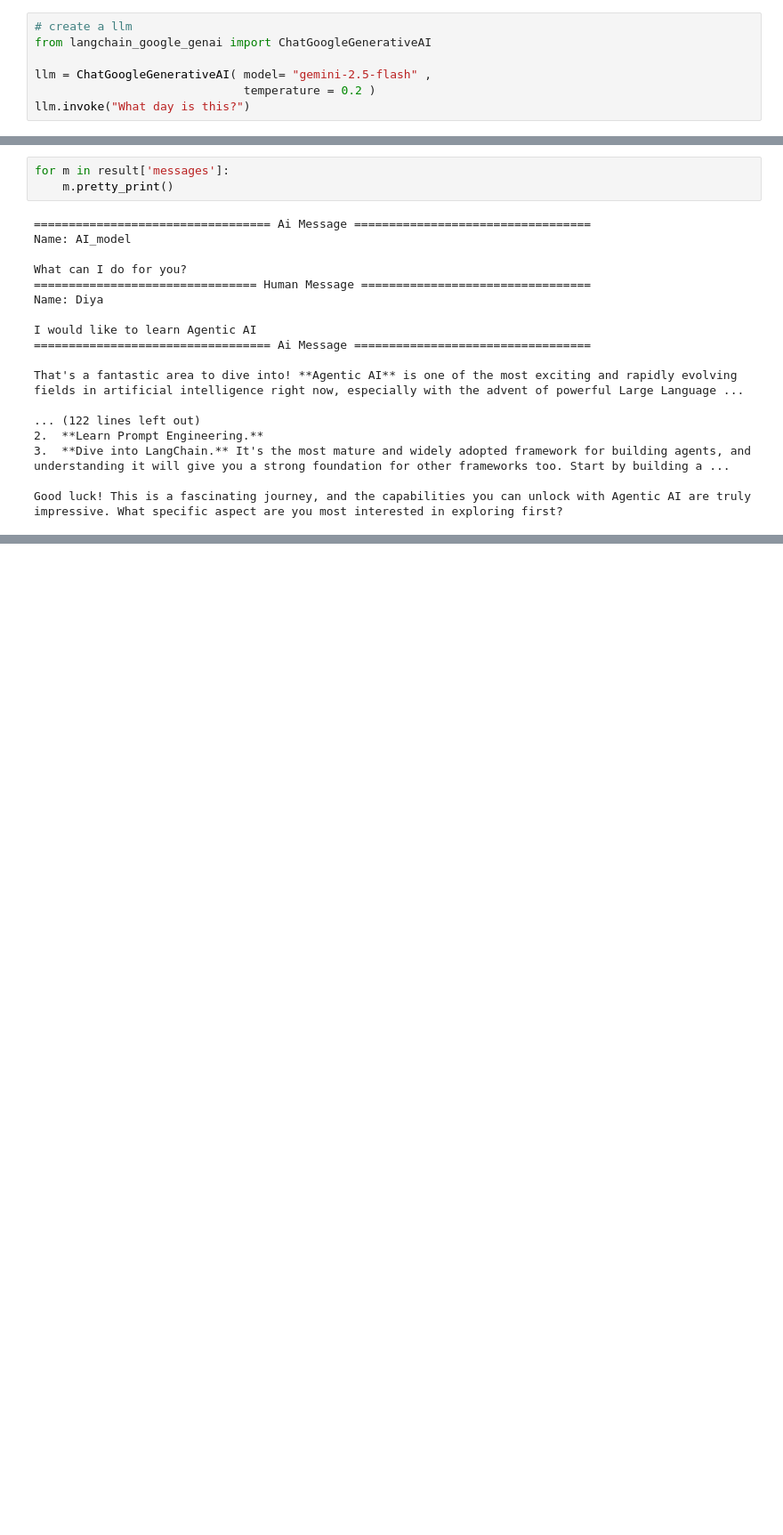
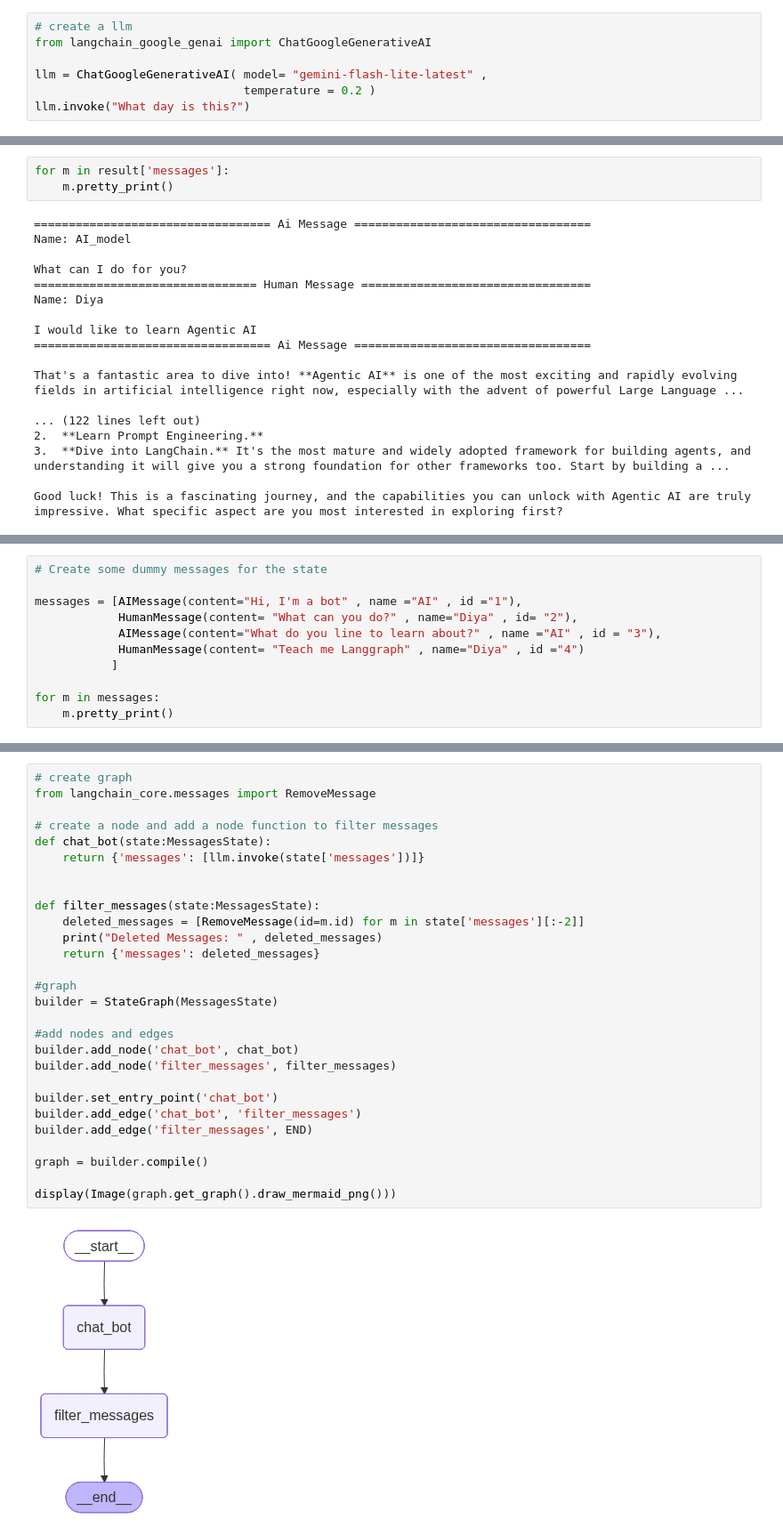
Before and after one commit to divya-gh/LangGraph-Course, a Jupyter notebook: Code/Lesson_2/Filtering_trimming_removeMessage.ipynb, the cells around one changed output, grey strips where cells are left out. Shown at 89% size. Saved outputs shown, nothing was run; the diff lists cells and outputs as text; blank space fills up the shorter version.

```diff
--- a/Code/Lesson_2/Filtering_trimming_removeMessage.ipynb
+++ b/Code/Lesson_2/Filtering_trimming_removeMessage.ipynb
@@ -58,7 +58,7 @@ models/gemini-3.1-flash-live-preview
 # create a llm
 from langchain_google_genai import ChatGoogleGenerativeAI
 
-llm = ChatGoogleGenerativeAI( model= "gemini-2.5-flash" ,
+llm = ChatGoogleGenerativeAI( model= "gemini-flash-lite-latest" ,
                               temperature = 0.2 )
 llm.invoke("What day is this?")
 # %% [output]
@@ -167,0 +172,11 @@ Good luck! This is a fascinating journey, and the capabilities you can unlock wi
+# %%
+# Create some dummy messages for the state
+
+messages = [AIMessage(content="Hi, I'm a bot" , name ="AI" , id ="1"),
+            HumanMessage(content= "What can you do?" , name="Diya" , id= "2"),
+            AIMessage(content="What do you line to learn about?" , name ="AI" , id = "3"),
+            HumanMessage(content= "Teach me Langgraph" , name="Diya" , id ="4")
+           ]
+
+for m in messages:
+    m.pretty_print()
@@ -167,0 +200,30 @@ Good luck! This is a fascinating journey, and the capabilities you can unlock wi
+# %%
+# create graph
+from langchain_core.messages import RemoveMessage
+
+# create a node and add a node function to filter messages
+def chat_bot(state:MessagesState):
+    return {'messages': [llm.invoke(state['messages'])]}
+
+
+def filter_messages(state:MessagesState):
+    deleted_messages = [RemoveMessage(id=m.id) for m in state['messages'][:-2]]
+    print("Deleted Messages: " , deleted_messages)
+    return {'messages': deleted_messages}
+
+#graph
+builder = StateGraph(MessagesState)
+
+#add nodes and edges
+builder.add_node('chat_bot', chat_bot)
+builder.add_node('filter_messages', filter_messages)
+
+builder.set_entry_point('chat_bot')
+builder.add_edge('chat_bot', 'filter_messages')
+builder.add_edge('filter_messages', END)
+
+graph = builder.compile()
+
+display(Image(graph.get_graph().draw_mermaid_png()))
+# %% [output]
+[figure, added]
```
Also changed, not shown: parts of 19 cells of this notebook, 3 other files.
